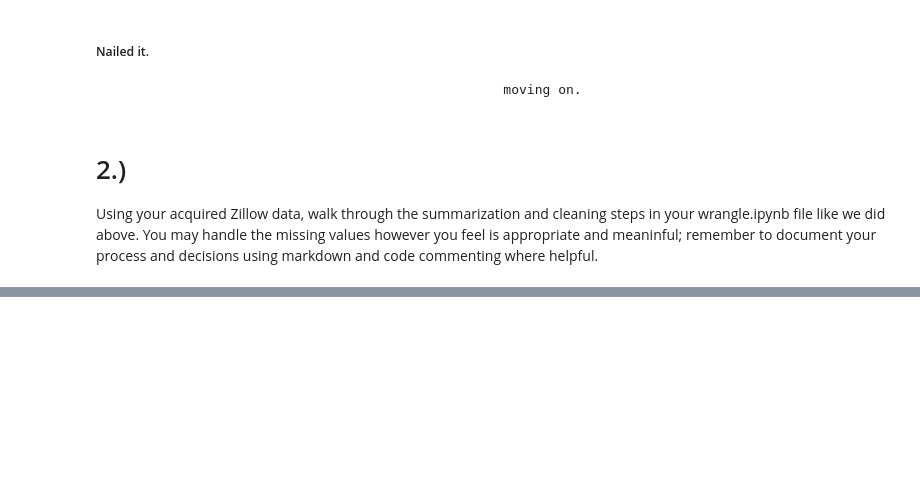
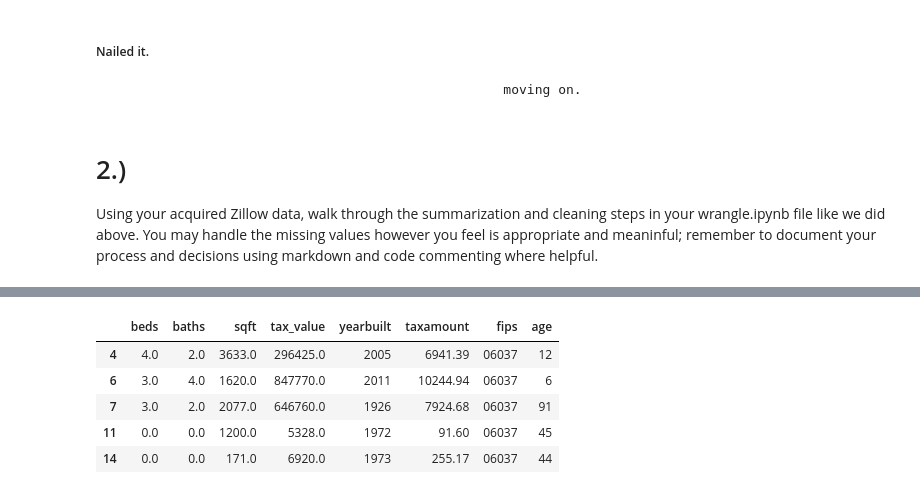
Before and after one commit to nicholas-dougherty/regression-exercises, a Jupyter notebook: wrangle.ipynb, the cells around one changed output, grey strips where cells are left out. Saved outputs shown, nothing was run; the diff lists cells and outputs as text; code cells hidden in the pictures; blank space fills up the shorter version.

Commit message:
Completed exercises for acquire and prepare

```diff
--- a/wrangle.ipynb
+++ b/wrangle.ipynb
@@ -80,0 +339,2 @@ Using your acquired Zillow data, walk through the summarization and cleaning ste
+# %%
+df2 = acquire_zillow_data()
@@ -80,0 +343,34 @@ Using your acquired Zillow data, walk through the summarization and cleaning ste
+# %%
+def prepare_zillow(df):
+    #just in case there are blanks
+    df = df.replace(r'^\s*$', np.NaN, regex=True)
+
+    # drop all nulls, for an affect of .00586 on data
+    df.dropna(axis=0, how='any', inplace=True)
+
+    # modify two columns
+    df['fips'] = df.fips.apply(lambda fips: '0' + str(int(fips)))
+    df['yearbuilt'] = df['yearbuilt'].astype(int)
+
+    #create a new column named 'age', which is the difference of yearbuilt and 2017
+    df['age'] = 2017-df['yearbuilt']
+
+    df = df.rename(columns={
+                        'calculatedfinishedsquarefeet': 'sqft',
+                        'bathroomcnt': 'baths',
+                        'bedroomcnt': 'beds',
+                        'taxvaluedollarcnt':'tax_value'}
+              )
+
+    return df
+# %%
+df2 = prepare_zillow(df2)
+# %%
+df2.head()
+# %% [output]
+|  | beds | baths | sqft | tax_value | yearbuilt | taxamount | fips | age |
+| 4 | 4.0 | 2.0 | 3633.0 | 296425.0 | 2005 | 6941.39 | 06037 | 12 |
+| 6 | 3.0 | 4.0 | 1620.0 | 847770.0 | 2011 | 10244.94 | 06037 | 6 |
+| 7 | 3.0 | 2.0 | 2077.0 | 646760.0 | 1926 | 7924.68 | 06037 | 91 |
+| 11 | 0.0 | 0.0 | 1200.0 | 5328.0 | 1972 | 91.60 | 06037 | 45 |
+| 14 | 0.0 | 0.0 | 171.0 | 6920.0 | 1973 | 255.17 | 06037 | 44 |
```
Also changed, not shown: parts of 30 cells of this notebook, 2 other files.
